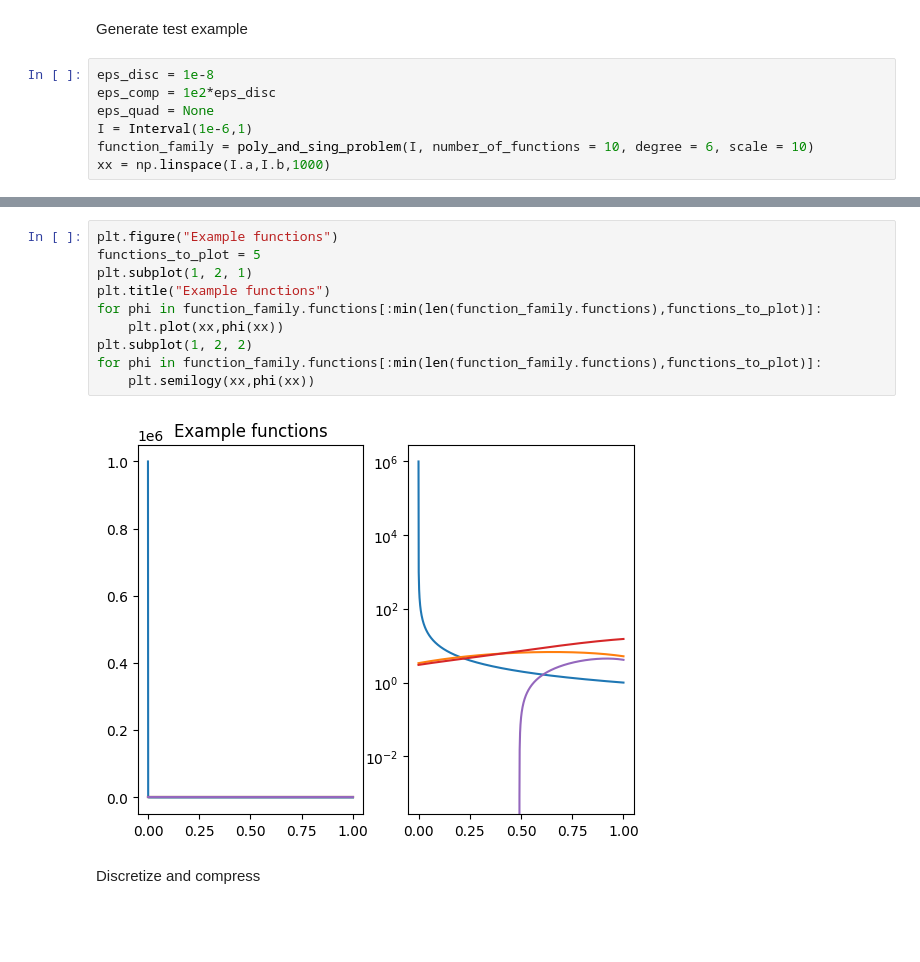
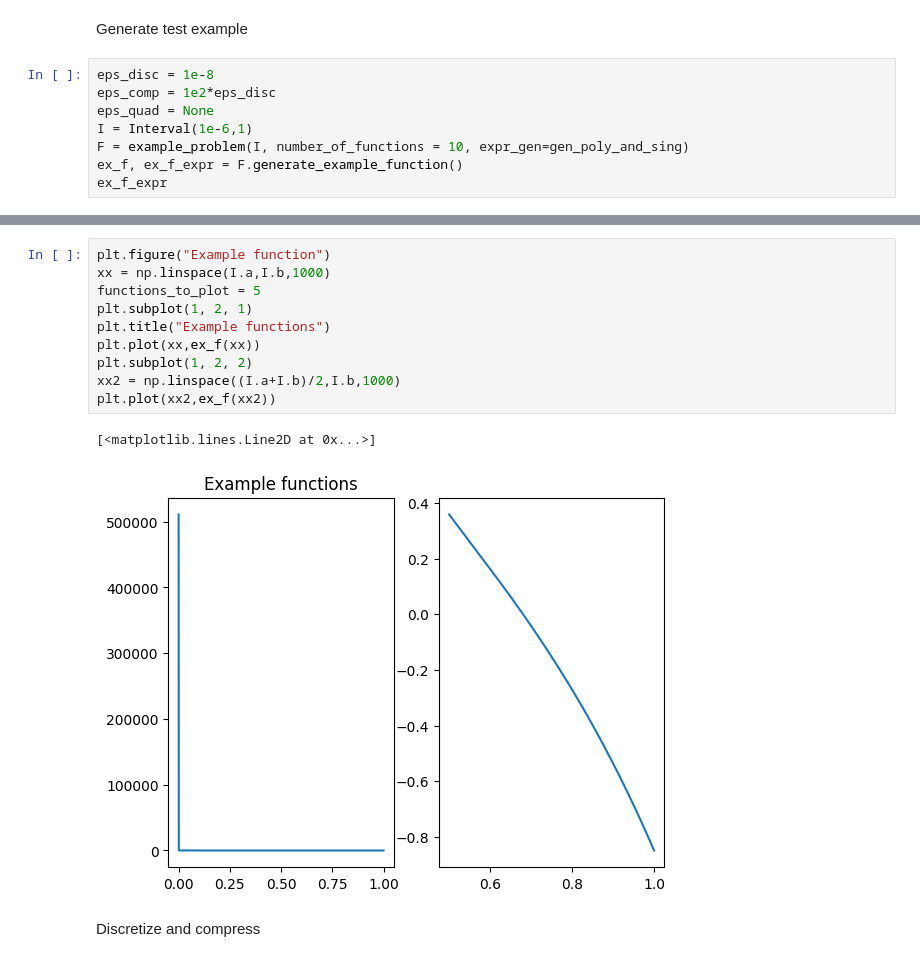
Before and after one commit to jakobtkn/ggqpy, a Jupyter notebook: genquad.ipynb, the cells around one changed output, grey strips where cells are left out. Drawn from its saved outputs; the diff is of its cells as text; blank space fills up the shorter version.

```diff
--- a/genquad.ipynb
+++ b/genquad.ipynb
@@ -15,6 +14,7 @@ eps_disc = 1e-8
 eps_comp = 1e2*eps_disc
 eps_quad = None
 I = Interval(1e-6,1)
-function_family = poly_and_sing_problem(I, number_of_functions = 10, degree = 6, scale = 10)
-xx = np.linspace(I.a,I.b,1000)
+F = example_problem(I, number_of_functions = 10, expr_gen=gen_poly_and_sing)
+ex_f, ex_f_expr = F.generate_example_function()
+ex_f_expr
 # %% [output]
@@ -31,15 +22,16 @@ xx = np.linspace(I.a,I.b,1000)
 # %%
-plt.figure("Example functions")
+plt.figure("Example function")
+xx = np.linspace(I.a,I.b,1000)
 functions_to_plot = 5
 plt.subplot(1, 2, 1)
 plt.title("Example functions")
-for phi in function_family.functions[:min(len(function_family.functions),functions_to_plot)]:
-    plt.plot(xx,phi(xx))
+plt.plot(xx,ex_f(xx))
 plt.subplot(1, 2, 2)
-for phi in function_family.functions[:min(len(function_family.functions),functions_to_plot)]:
-    plt.semilogy(xx,phi(xx))
+xx2 = np.linspace((I.a+I.b)/2,I.b,1000)
+plt.plot(xx2,ex_f(xx2))
 # %% [output]
+[<matplotlib.lines.Line2D at 0x...>]
-[figure, old version]
+[figure, new version]
 # %% [markdown]
 Discretize and compress
 # %%
```
Also changed, not shown: parts of 11 cells of this notebook, 2 other files.
